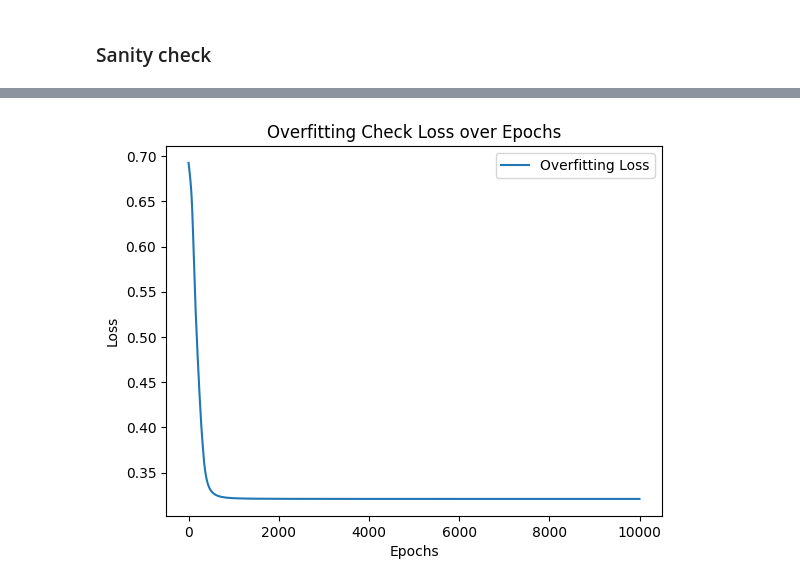
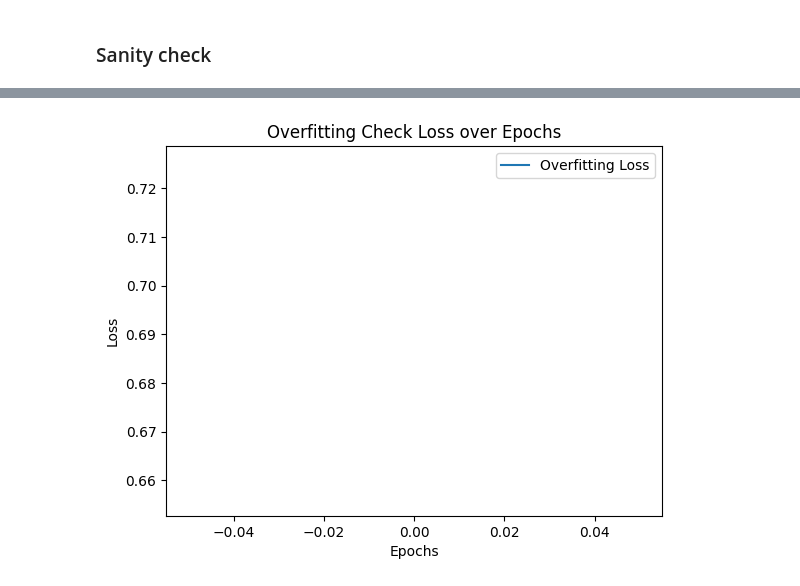
Before and after one commit to mung3477/COSE474_Term_Project, a Jupyter notebook: SDXL_Detector.ipynb, the cells around one changed output, grey strips where cells are left out. Cells and saved outputs as stored; diff of their text form; code cells hidden in the pictures.

```diff
--- a/SDXL_Detector.ipynb
+++ b/SDXL_Detector.ipynb
@@ -102,19 +139,27 @@ plt.show()
 # %% [markdown]
 ## Model
 # %%
+# model from https://www.kaggle.com/code/muntasirfahimniloy/simple-cnn-on-cifake-90-acc
+
 class SimpleCNN(nn.Module):
     def __init__(self):
         super().__init__()
-        self.conv1 = nn.Conv2d(3, 32, kernel_size=3, stride=1, padding=1)
-        self.conv2 = nn.Conv2d(32, 32, kernel_size=3, stride=1, padding=1)
+        self.conv1 = nn.Conv2d(3, 32, kernel_size=3, stride=1, padding=1)     # output: [32, 32, 32]
+        self.conv2 = nn.Conv2d(32, 64, kernel_size=3, stride=1, padding=1)    # output: [64, 32, 32]
+        self.conv3 = nn.Conv2d(64, 128, kernel_size=3, stride=1, padding=1)   # output: [128, 32, 32]
         self.pool = nn.MaxPool2d(2, 2)
-        self.fc1 = nn.Linear(32 * 8 * 8, 2)
+        self.fc1 = nn.Linear(128 * 4 * 4, 256)
+        self.fc2 = nn.Linear(256, 2)
+        self.dropout = nn.Dropout(0.5)
 
     def forward(self, x):
-        x = self.pool(F.relu(self.conv1(x)))
-        x = self.pool(F.relu(self.conv2(x)))
+        x = self.pool(F.relu(self.conv1(x)))    # [32, 16, 16]
+        x = self.pool(F.relu(self.conv2(x)))    # [64, 8, 8]
+        x = self.pool(F.relu(self.conv3(x)))    # [128, 4, 4]
         x = torch.flatten(x, 1) # flatten all dimensions except batch
-        x = F.sigmoid(self.fc1(x))
+        x = F.relu(self.fc1(x))
+        x = self.dropout(x)     # dropout for regularization
+        x = F.sigmoid(self.fc2(x))
         return x
 # %%
 # Initialize the weights of the model
@@ -159,7 +204,7 @@ overfit_criterion = nn.CrossEntropyLoss()
 overfit_optimizer = optim.Adam(overfit_model.parameters(), lr=0.0001)
 # %%
 # Train the model on the small subset multiple times (overfitting intentionally)
-overfit_epochs = 10000  # Number of epochs for overfitting check
+overfit_epochs = 1  # Number of epochs for overfitting check
 
 overfit_losses = []  # To track losses during training
 
@@ -205 +233 @@ Epoch [10000/10000], Loss: 0.3209
-[figure, old version]
+[figure, new version]
```
Also changed, not shown: parts of 22 cells of this notebook.
